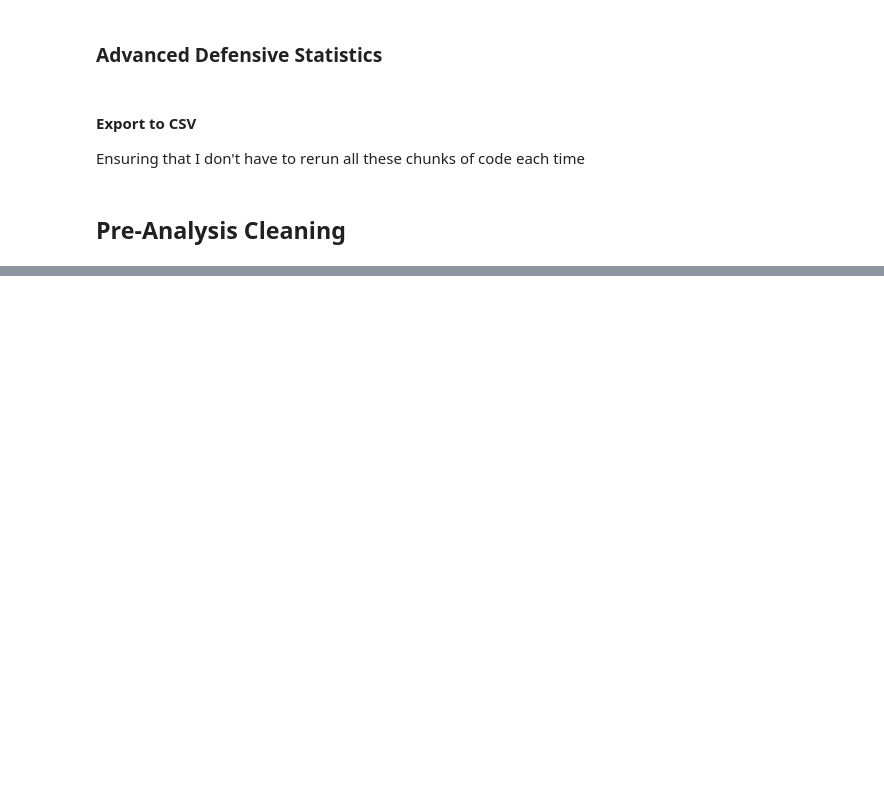
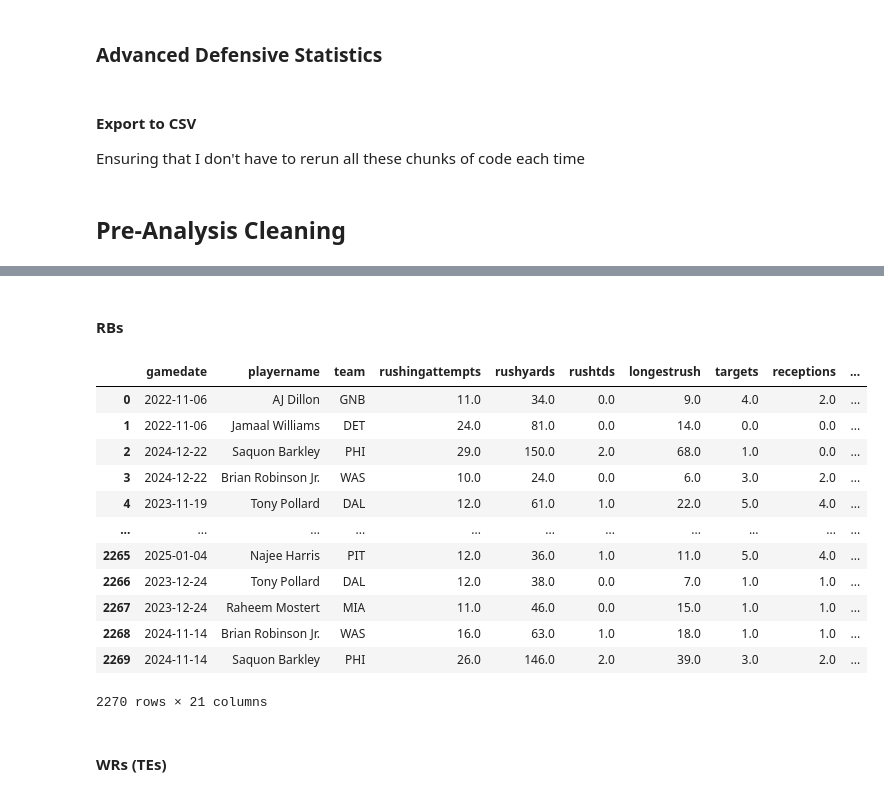
Before and after one commit to CamSmithers/NFL, a Jupyter notebook: Data Cleaning.ipynb, the cells around one changed output, grey strips where cells are left out. Drawn from its saved outputs; the diff is of its cells as text; code cells hidden in the pictures; blank space fills up the shorter version.

```diff
--- a/Data Cleaning.ipynb
+++ b/Data Cleaning.ipynb
@@ -373,0 +442,40 @@ back_2_og = back_2_og.drop(columns={'DayofWeek','month'})
+# %% [markdown]
+#### RBs
+# %%
+rbs = pd.read_csv('rbs.csv')
+
+rbs = rbs.drop(columns={
+    'Unnamed: 0','completions','passingyards','passingtds','interceptions',
+    'sackstaken','yardslostbysack','longestcompletion','passrating',
+    'longestreception','dayofweek','completionpct','td2int','passattempts'})
+
+avg_rb_stats = rbs.groupby('playername').agg(
+    {'rushingattempts':'mean', 'rushyards':'mean', 'targets':'mean',
+     'receptions':'mean', 'receivingyards':'mean', 'fumbles':'mean',
+     'yardsperrush':'mean'}).round(1)
+
+avg_rb_stats = avg_rb_stats.add_suffix('_avg')
+
+rb_stats_b2g = pd.merge(left=rbs, right=avg_rb_stats, left_on='playername', right_on='playername', how='left')
+
+col_2_move = rb_stats_b2g.pop('gamedate')
+
+rb_stats_b2g.insert(0, 'gamedate', col_2_move)
+# %%
+rb_stats_b2g
+# %% [output]
+|  | gamedate | playername | team | rushingattempts | rushyards | rushtds | longestrush | targets | receptions | ... |
+| 0 | 2022-11-06 | AJ Dillon | GNB | 11.0 | 34.0 | 0.0 | 9.0 | 4.0 | 2.0 | ... |
+| 1 | 2022-11-06 | Jamaal Williams | DET | 24.0 | 81.0 | 0.0 | 14.0 | 0.0 | 0.0 | ... |
+| 2 | 2024-12-22 | Saquon Barkley | PHI | 29.0 | 150.0 | 2.0 | 68.0 | 1.0 | 0.0 | ... |
+| 3 | 2024-12-22 | Brian Robinson Jr. | WAS | 10.0 | 24.0 | 0.0 | 6.0 | 3.0 | 2.0 | ... |
+| 4 | 2023-11-19 | Tony Pollard | DAL | 12.0 | 61.0 | 1.0 | 22.0 | 5.0 | 4.0 | ... |
+| ... | ... | ... | ... | ... | ... | ... | ... | ... | ... | ... |
+| 2265 | 2025-01-04 | Najee Harris | PIT | 12.0 | 36.0 | 1.0 | 11.0 | 5.0 | 4.0 | ... |
+| 2266 | 2023-12-24 | Tony Pollard | DAL | 12.0 | 38.0 | 0.0 | 7.0 | 1.0 | 1.0 | ... |
+| 2267 | 2023-12-24 | Raheem Mostert | MIA | 11.0 | 46.0 | 0.0 | 15.0 | 1.0 | 1.0 | ... |
+| 2268 | 2024-11-14 | Brian Robinson Jr. | WAS | 16.0 | 63.0 | 1.0 | 18.0 | 1.0 | 1.0 | ... |
+| 2269 | 2024-11-14 | Saquon Barkley | PHI | 26.0 | 146.0 | 2.0 | 39.0 | 3.0 | 2.0 | ... |
+2270 rows × 21 columns
+# %% [markdown]
+#### WRs (TEs)
```
Also changed, not shown: parts of 9 cells of this notebook, 1 other file.
